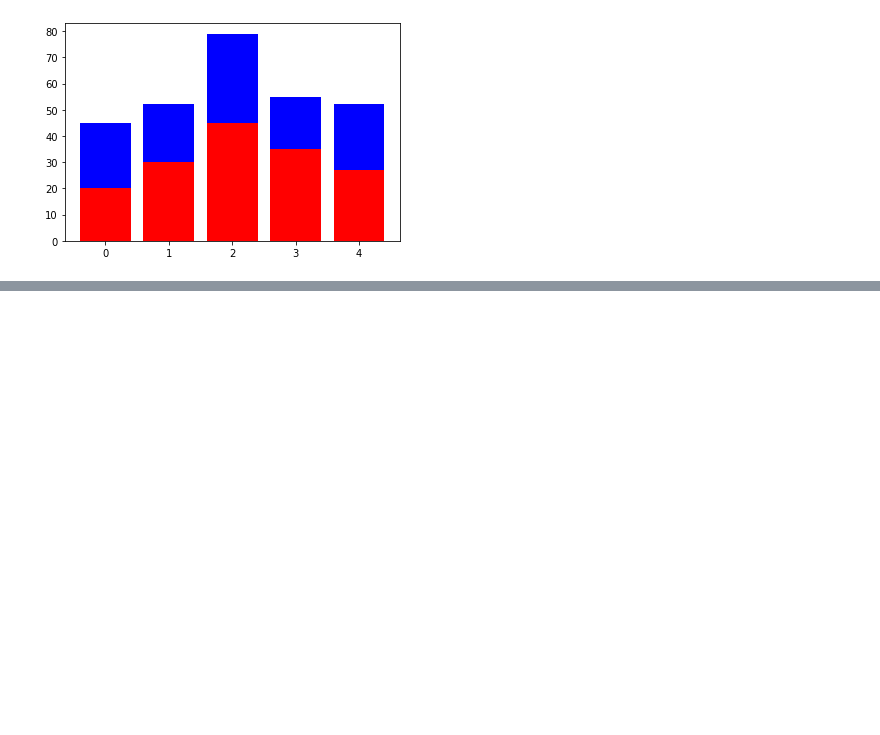
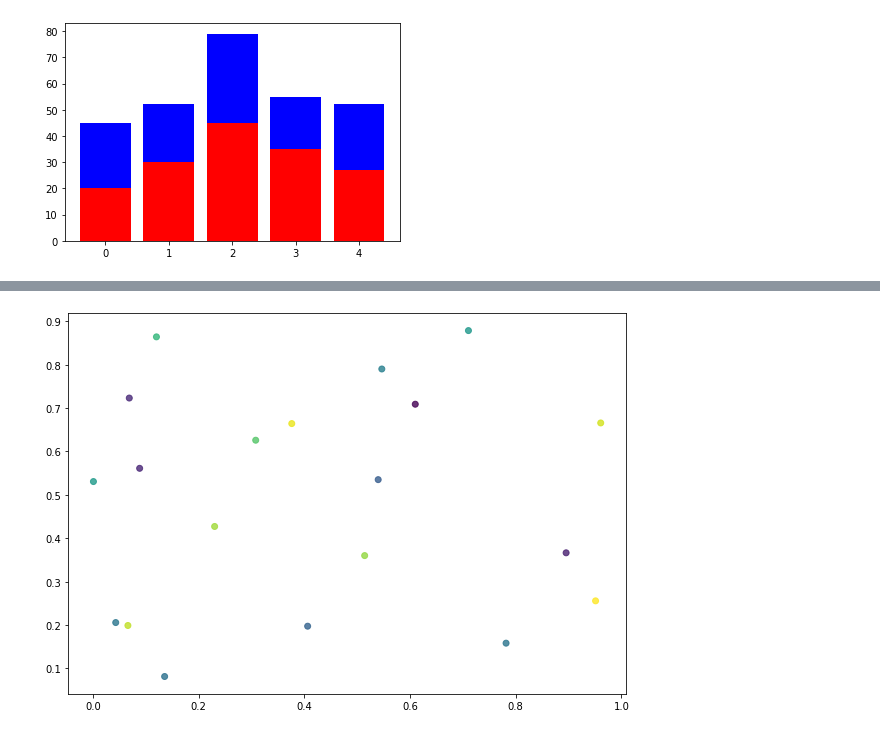
Before and after one commit to mavrick08/AWP-Dec2022, a Jupyter notebook: Matplotlib.ipynb, the cells around one changed output, grey strips where cells are left out. Drawn from its saved outputs; the diff is of its cells as text; code cells hidden in the pictures; blank space fills up the shorter version.

```diff
--- a/Matplotlib.ipynb
+++ b/Matplotlib.ipynb
@@ -324,0 +367,13 @@ plt.bar(n,girls_mean,color='blue',bottom=boys_mean)
+# %%
+plt.figure(figsize=(10,7))
+np.random.seed(1968)
+num = 20
+x = np.random.rand(num)
+y = np.random.rand(num)
+colors = np.random.rand(num)
+# area_size = (40*np.random.rand(num))**2.5
+
+plt.scatter(x,y,c=colors,alpha=0.8)
+plt.show()
+# %% [output]
+[figure, added]
```
Also changed, not shown: parts of 6 cells of this notebook, 1 other file.
